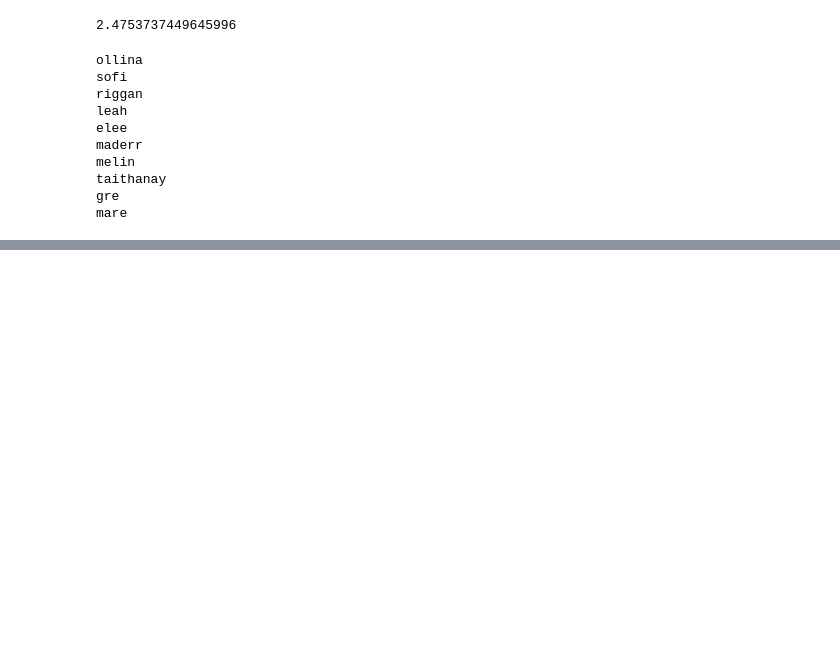
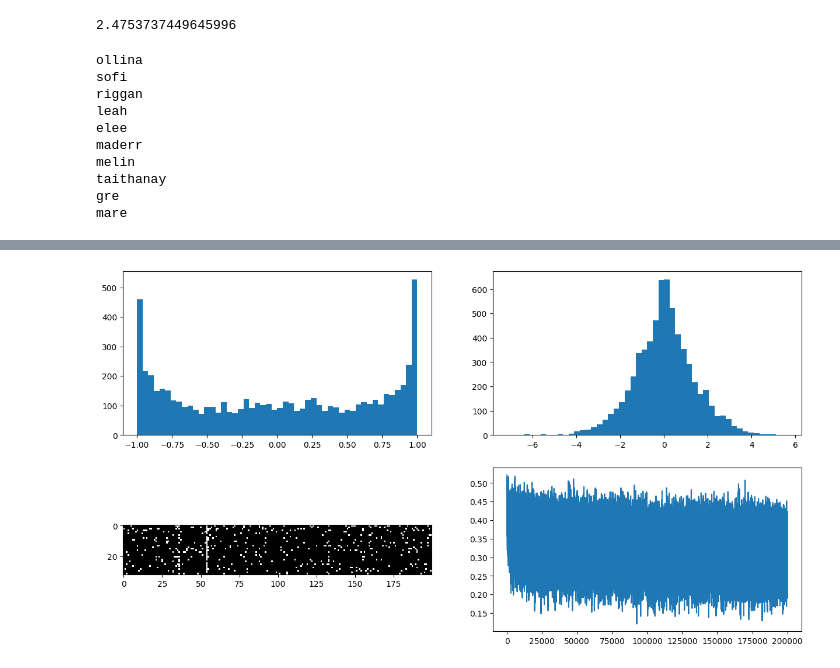
Before and after one commit to samiadam7/nnzh-makemore, a Jupyter notebook: notes.ipynb, the cells around one changed output, grey strips where cells are left out. Cells and saved outputs as stored; diff of their text form; code cells hidden in the pictures; blank space fills up the shorter version.

```diff
--- a/notes.ipynb
+++ b/notes.ipynb
@@ -611,0 +619,3 @@ mare
+# %%
+words = open("./names.txt", "r").read().splitlines()
+words[:5]
@@ -611,0 +624,5 @@ mare
+# %%
+chars = sorted(list(set("".join(words))))
+letter_encoder = {v:i for i,v in enumerate(chars, 1)}
+letter_encoder["."] = 0
+letter_decoder = {v:k for k, v in letter_encoder.items()}
@@ -611,0 +667,23 @@ mare
+# %%
+n_embd = 10
+n_hidden = 200
+vocab_len = 27
+
+g = torch.Generator().manual_seed(2147483647)
+C = torch.randn((vocab_len, n_embd), generator= g)
+W1 = torch.randn((n_embd * block_size, n_hidden), generator= g)
+W1 = torch.nn.init.kaiming_normal_(W1, nonlinearity= "tanh") # He initialization
+# b1 = torch.randn(n_hidden, generator= g) NOTE: Bias is getting subtracted via BN
+W2 = torch.randn((n_hidden, vocab_len), generator= g) * 0.01
+b2 = torch.randn(vocab_len, generator = g) * 0
+
+bn_gain = torch.ones((1, n_hidden))
+bn_shift = torch.zeros((1, n_hidden))
+bn_mean_running = torch.zeros((1, n_hidden))
+bn_std_running = torch.ones((1, n_hidden))
+
+parameters = [C, W1, W2, b2, bn_gain, bn_shift]
+print(sum([p.nelement() for p in parameters]))
+
+for p in parameters:
+    p.requires_grad = True
@@ -611,0 +761,8 @@ mare
+# %%
+fig, axs = plt.subplots(2, 2, figsize= (15, 8))
+axs[0,0].hist(h.view(-1).tolist(), 50)
+axs[0,1].hist(hpreact.view(-1).tolist(), 50)
+axs[1,0].imshow(h.abs() > 0.99, cmap= "gray", interpolation= "nearest")
+axs[1,1].plot(lossi);
+# %% [output]
+[figure, added]
```
Also changed, not shown: parts of 16 cells of this notebook.
